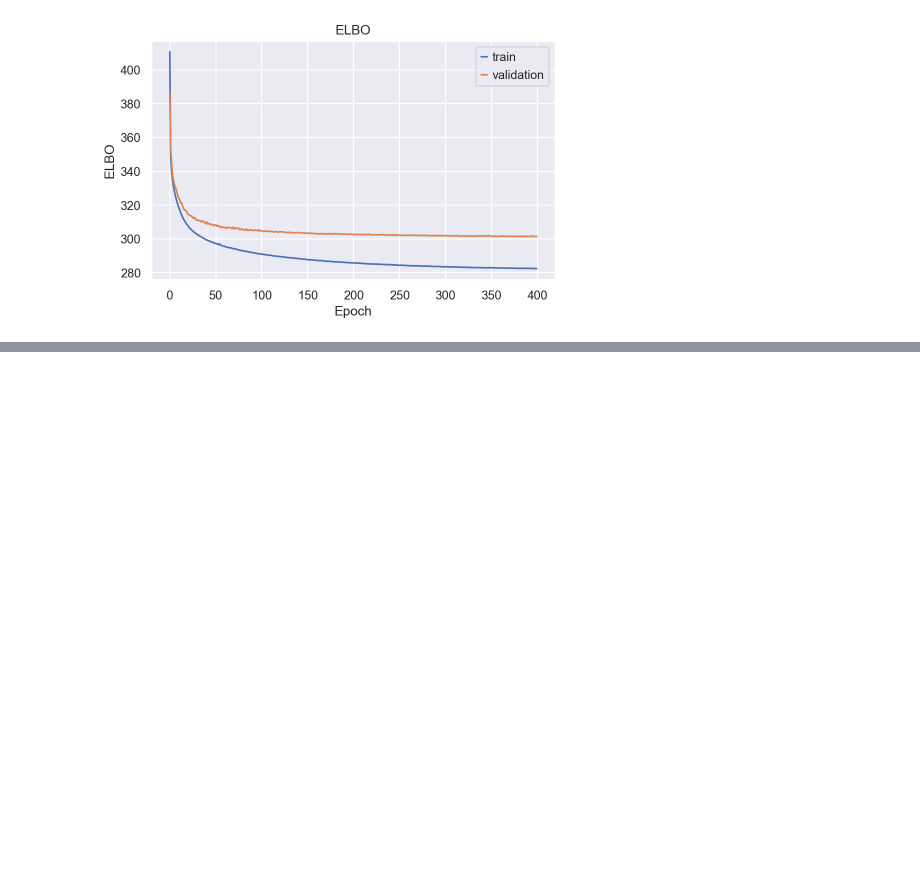
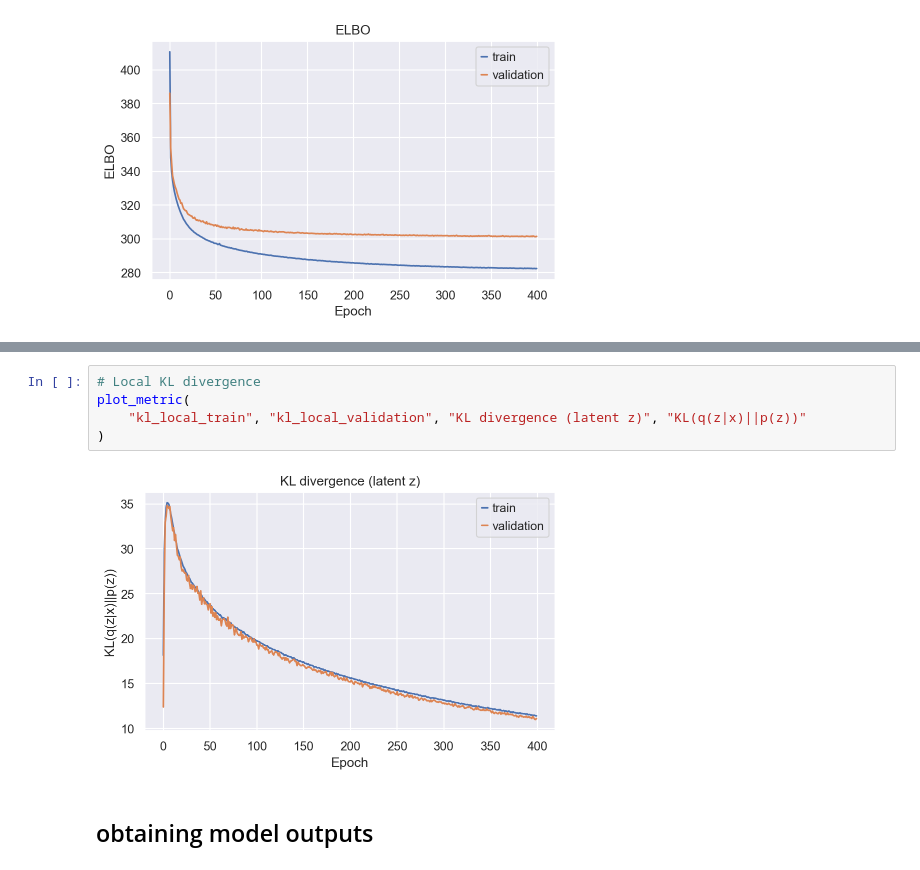
Before and after one commit to otodreas/Nygen_Interview, a Jupyter notebook: notebooks/scVI.ipynb, the cells around one changed output, grey strips where cells are left out. Drawn from its saved outputs; the diff is of its cells as text; blank space fills up the shorter version.

```diff
--- a/notebooks/scVI.ipynb
+++ b/notebooks/scVI.ipynb
@@ -114,0 +125,9 @@ if "elbo_train" in hist:
+# %%
+# Local KL divergence
+plot_metric(
+    "kl_local_train", "kl_local_validation", "KL divergence (latent z)", "KL(q(z|x)||p(z))"
+)
+# %% [output]
+[figure, added]
+# %% [markdown]
+## obtaining model outputs
```
Also changed, not shown: parts of 10 cells of this notebook, 1 other file.
